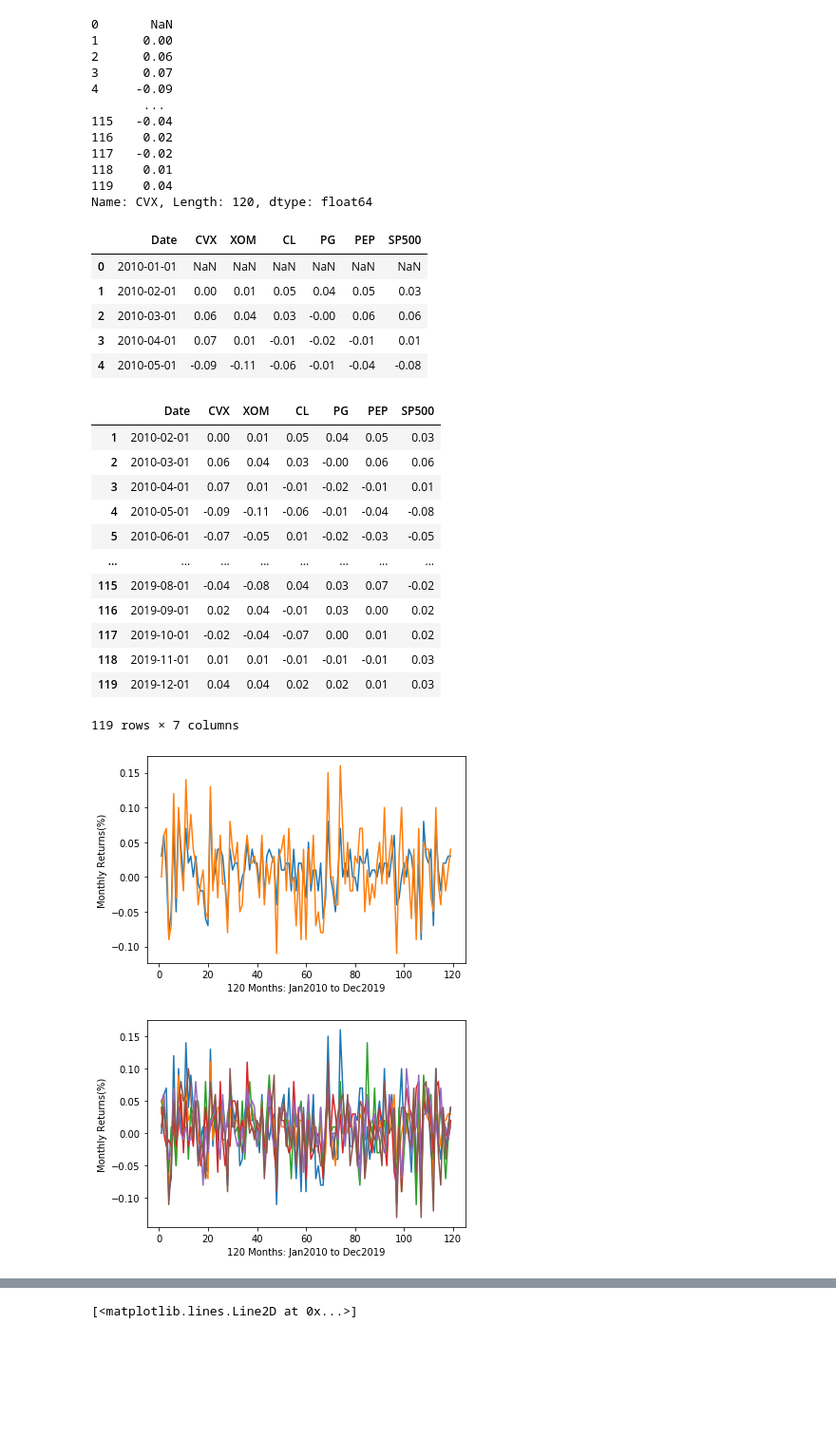
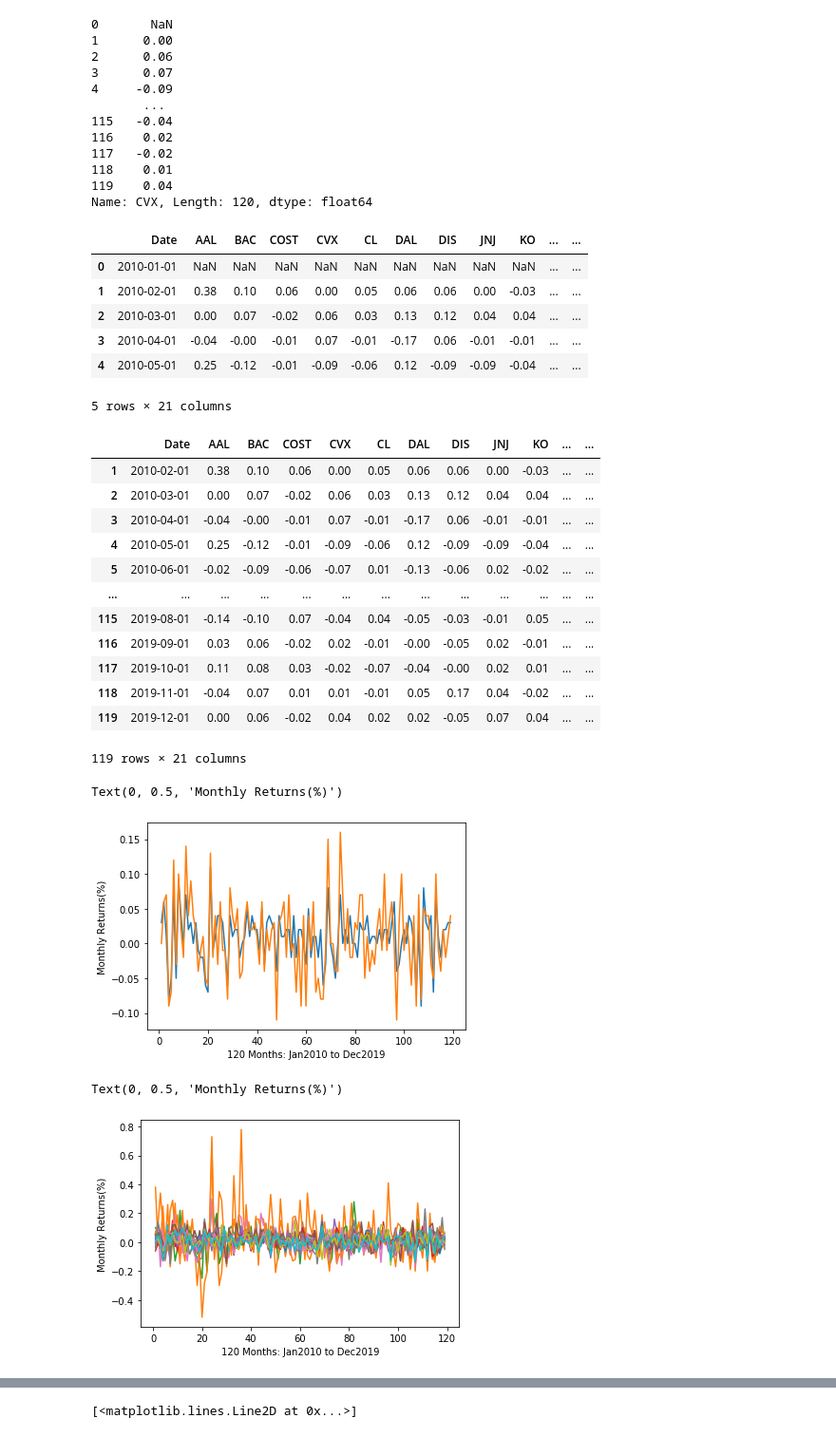
Before and after one commit to claybeaver/Group9_Project1, a Jupyter notebook: Final_notebook.ipynb, the cells around one changed output, grey strips where cells are left out. Shown at 95% size. Cells and saved outputs as stored; diff of their text form; code cells hidden in the pictures; blank space fills up the shorter version.

```diff
--- a/Final_notebook.ipynb
+++ b/Final_notebook.ipynb
@@ -86,39 +86,43 @@ cvx_returns
 Name: CVX, Length: 120, dtype: float64
 # %%
 #Define date column for inclusion in returns df
-dates = Tunde_finalMerged_df["Date"]
+dates = combined_df["Date"]
 # %%
 #pass the returns into a df
-returns_df = pd.DataFrame({"Date":dates,"CVX":cvx_returns,"XOM":xom_returns,"CL":cl_returns,
-                          "PG":pg_returns,"PEP":pep_returns, "SP500":sp500_returns})
+returns_df = pd.DataFrame({"Date":dates, "AAL": aal_returns, "BAC": bac_returns, "COST": cost_returns, "CVX":cvx_returns,
+                           "CL":cl_returns, "DAL": dal_returns, "DIS": dis_returns, "JNJ": jnj_returns, "KO": ko_returns,
+                           "MCD": mcd_returns, "NFLX": nflx_returns, "PEP": pep_returns, "PFE": pfe_returns, "PG": pg_returns,
+                           "SBUX": sbux_returns, "T": t_returns, "WFC": wfc_returns, "WMT": wmt_returns, "XOM":xom_returns,
+                           "SP500":sp500_returns})
 # %%
 returns_df.head()
 # %% [output]
-|  | Date | CVX | XOM | CL | PG | PEP | SP500 |
-| 0 | 2010-01-01 | NaN | NaN | NaN | NaN | NaN | NaN |
-| 1 | 2010-02-01 | 0.00 | 0.01 | 0.05 | 0.04 | 0.05 | 0.03 |
-| 2 | 2010-03-01 | 0.06 | 0.04 | 0.03 | -0.00 | 0.06 | 0.06 |
-| 3 | 2010-04-01 | 0.07 | 0.01 | -0.01 | -0.02 | -0.01 | 0.01 |
-| 4 | 2010-05-01 | -0.09 | -0.11 | -0.06 | -0.01 | -0.04 | -0.08 |
+|  | Date | AAL | BAC | COST | CVX | CL | DAL | DIS | JNJ | KO | ... | ... |
+| 0 | 2010-01-01 | NaN | NaN | NaN | NaN | NaN | NaN | NaN | NaN | NaN | ... | ... |
+| 1 | 2010-02-01 | 0.38 | 0.10 | 0.06 | 0.00 | 0.05 | 0.06 | 0.06 | 0.00 | -0.03 | ... | ... |
+| 2 | 2010-03-01 | 0.00 | 0.07 | -0.02 | 0.06 | 0.03 | 0.13 | 0.12 | 0.04 | 0.04 | ... | ... |
+| 3 | 2010-04-01 | -0.04 | -0.00 | -0.01 | 0.07 | -0.01 | -0.17 | 0.06 | -0.01 | -0.01 | ... | ... |
+| 4 | 2010-05-01 | 0.25 | -0.12 | -0.01 | -0.09 | -0.06 | 0.12 | -0.09 | -0.09 | -0.04 | ... | ... |
+5 rows × 21 columns
 # %%
 #remove rows with null values, should be only the first row
 returns_df = returns_df.dropna()
 # %%
 returns_df
 # %% [output]
-|  | Date | CVX | XOM | CL | PG | PEP | SP500 |
-| 1 | 2010-02-01 | 0.00 | 0.01 | 0.05 | 0.04 | 0.05 | 0.03 |
-| 2 | 2010-03-01 | 0.06 | 0.04 | 0.03 | -0.00 | 0.06 | 0.06 |
-| 3 | 2010-04-01 | 0.07 | 0.01 | -0.01 | -0.02 | -0.01 | 0.01 |
-| 4 | 2010-05-01 | -0.09 | -0.11 | -0.06 | -0.01 | -0.04 | -0.08 |
-| 5 | 2010-06-01 | -0.07 | -0.05 | 0.01 | -0.02 | -0.03 | -0.05 |
-| ... | ... | ... | ... | ... | ... | ... | ... |
-| 115 | 2019-08-01 | -0.04 | -0.08 | 0.04 | 0.03 | 0.07 | -0.02 |
-| 116 | 2019-09-01 | 0.02 | 0.04 | -0.01 | 0.03 | 0.00 | 0.02 |
-| 117 | 2019-10-01 | -0.02 | -0.04 | -0.07 | 0.00 | 0.01 | 0.02 |
-| 118 | 2019-11-01 | 0.01 | 0.01 | -0.01 | -0.01 | -0.01 | 0.03 |
-| 119 | 2019-12-01 | 0.04 | 0.04 | 0.02 | 0.02 | 0.01 | 0.03 |
+|  | Date | AAL | BAC | COST | CVX | CL | DAL | DIS | JNJ | KO | ... | ... |
+| 1 | 2010-02-01 | 0.38 | 0.10 | 0.06 | 0.00 | 0.05 | 0.06 | 0.06 | 0.00 | -0.03 | ... | ... |
+| 2 | 2010-03-01 | 0.00 | 0.07 | -0.02 | 0.06 | 0.03 | 0.13 | 0.12 | 0.04 | 0.04 | ... | ... |
+| 3 | 2010-04-01 | -0.04 | -0.00 | -0.01 | 0.07 | -0.01 | -0.17 | 0.06 | -0.01 | -0.01 | ... | ... |
+| 4 | 2010-05-01 | 0.25 | -0.12 | -0.01 | -0.09 | -0.06 | 0.12 | -0.09 | -0.09 | -0.04 | ... | ... |
+| 5 | 2010-06-01 | -0.02 | -0.09 | -0.06 | -0.07 | 0.01 | -0.13 | -0.06 | 0.02 | -0.02 | ... | ... |
+| ... | ... | ... | ... | ... | ... | ... | ... | ... | ... | ... | ... | ... |
+| 115 | 2019-08-01 | -0.14 | -0.10 | 0.07 | -0.04 | 0.04 | -0.05 | -0.03 | -0.01 | 0.05 | ... | ... |
+| 116 | 2019-09-01 | 0.03 | 0.06 | -0.02 | 0.02 | -0.01 | -0.00 | -0.05 | 0.02 | -0.01 | ... | ... |
+| 117 | 2019-10-01 | 0.11 | 0.08 | 0.03 | -0.02 | -0.07 | -0.04 | -0.00 | 0.02 | 0.01 | ... | ... |
+| 118 | 2019-11-01 | -0.04 | 0.07 | 0.01 | 0.01 | -0.01 | 0.05 | 0.17 | 0.04 | -0.02 | ... | ... |
+| 119 | 2019-12-01 | 0.00 | 0.06 | -0.02 | 0.04 | 0.02 | 0.02 | -0.05 | 0.07 | 0.04 | ... | ... |
-119 rows × 7 columns
+119 rows × 21 columns
 # %%
 #plot returns for a single stock and sp500
 #legend?
@@ -126,19 +130,39 @@ returns_df["SP500"].plot()
 returns_df["CVX"].plot()
 plt.xlabel("120 Months: Jan2010 to Dec2019")
 plt.ylabel("Monthly Returns(%)")
-plt.savefig("Images/SingleStockMonthReturns.png")
+#plt.savefig("Images/SingleStockMonthReturns.png")
 # %% [output]
+Text(0, 0.5, 'Monthly Returns(%)')
 [figure]
 # %%
 #Plot line plot of all returns to show monthly volatility and how they all swing on average between +-10% monthly
+returns_df["SP500"].plot()
+returns_df["AAL"].plot()
+returns_df["BAC"].plot()
+returns_df["COST"].plot()
 returns_df["CVX"].plot()
-returns_df["SP500"].plot()
+
 returns_df["CL"].plot()
+returns_df["DAL"].plot()
+returns_df["DIS"].plot()
+returns_df["JNJ"].plot()
+returns_df["KO"].plot()
+
+returns_df["MCD"].plot()
+returns_df["NFLX"].plot()
+returns_df["PEP"].plot()
+returns_df["PFE"].plot()
 returns_df["PG"].plot()
-returns_df["PEP"].plot()
+
+returns_df["SBUX"].plot()
+returns_df["T"].plot()
+returns_df["WFC"].plot()
+returns_df["WMT"].plot()
 returns_df["XOM"].plot()
+
 plt.xlabel("120 Months: Jan2010 to Dec2019")
 plt.ylabel("Monthly Returns(%)")
-plt.savefig("Images/MonthReturns.png")
+#plt.savefig("Images/MonthReturns.png")
 # %% [output]
+Text(0, 0.5, 'Monthly Returns(%)')
-[figure, old version]
+[figure, new version]
```
Also changed, not shown: parts of 34 cells of this notebook.
